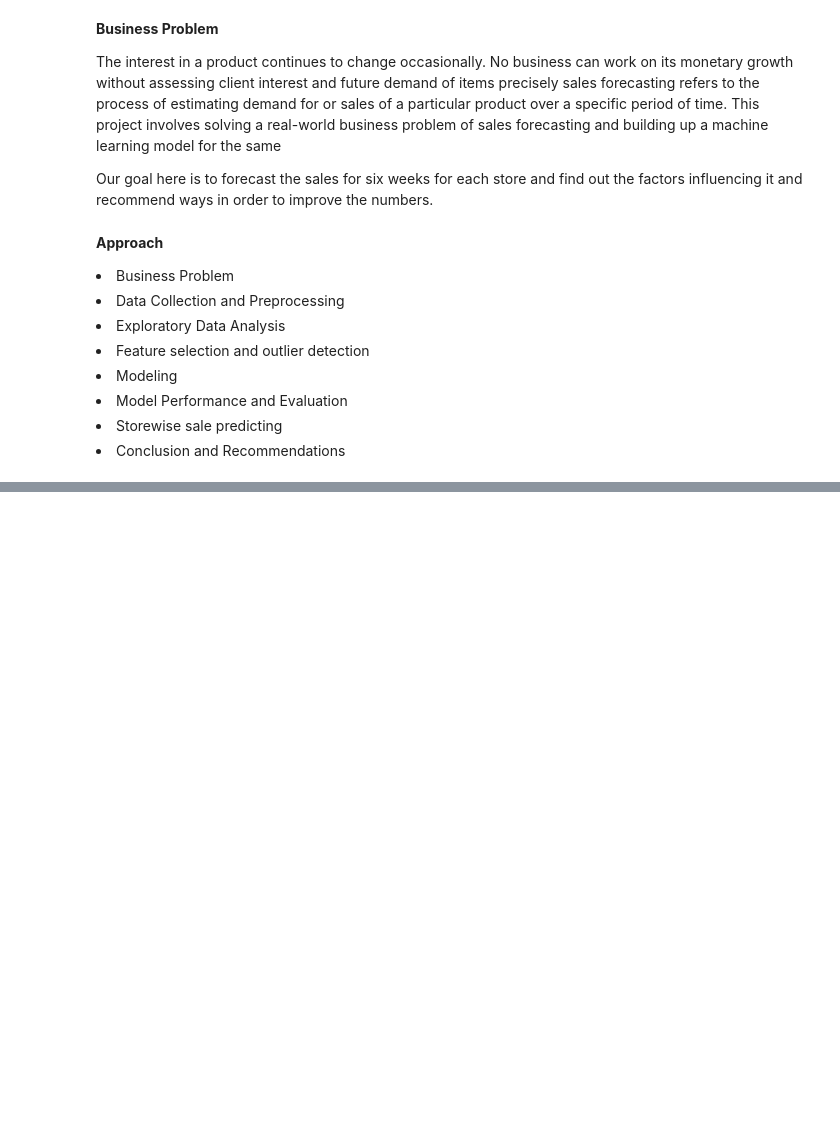
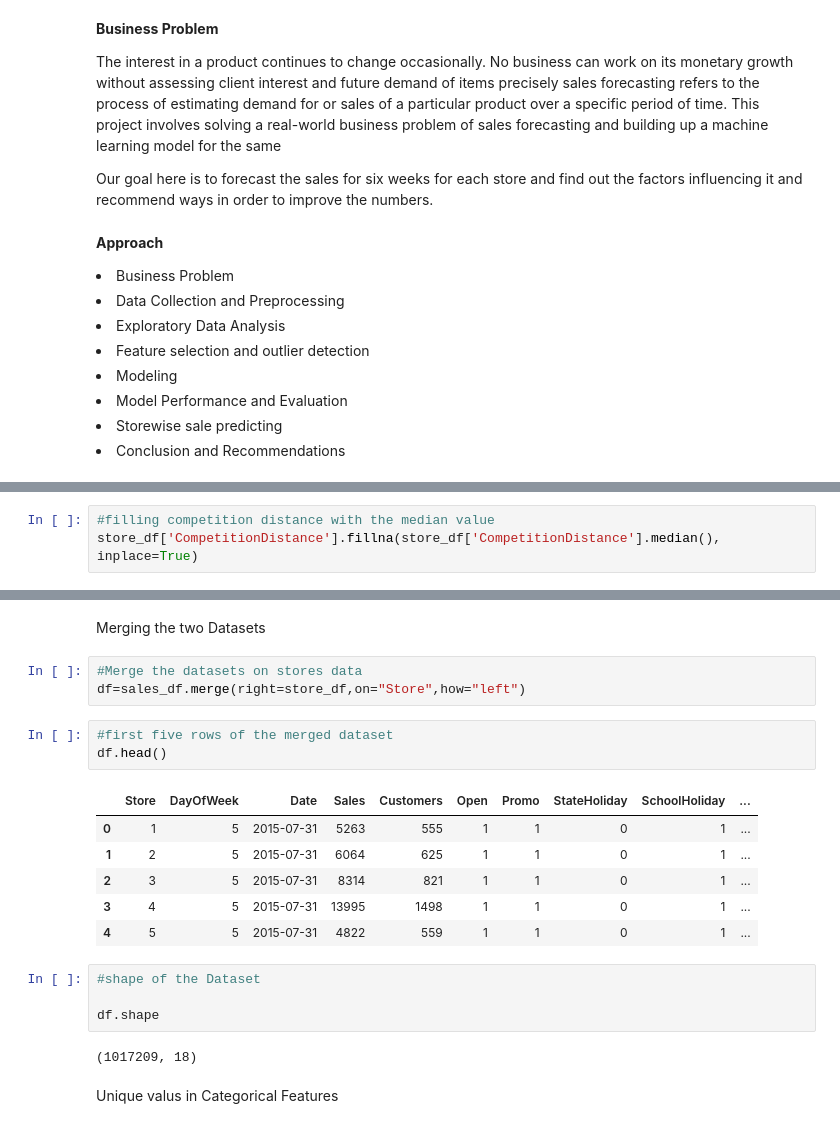
Before and after one commit to ambika1us/Retail_Sales_Prediction, a Jupyter notebook: Retail_Sales_Prediction.ipynb, the cells around one changed output, grey strips where cells are left out. Drawn from its saved outputs; the diff is of its cells as text; blank space fills up the shorter version.

```diff
--- a/Retail_Sales_Prediction.ipynb
+++ b/Retail_Sales_Prediction.ipynb
@@ -43,0 +166,3 @@
+# %%
+#filling competition distance with the median value
+store_df['CompetitionDistance'].fillna(store_df['CompetitionDistance'].median(), inplace=True)
@@ -43,0 +193,23 @@
+# %% [markdown]
+Merging the two Datasets
+# %%
+#Merge the datasets on stores data
+df=sales_df.merge(right=store_df,on="Store",how="left")
+# %%
+#first five rows of the merged dataset
+df.head()
+# %% [output]
+|  | Store | DayOfWeek | Date | Sales | Customers | Open | Promo | StateHoliday | SchoolHoliday | ... |
+| 0 | 1 | 5 | 2015-07-31 | 5263 | 555 | 1 | 1 | 0 | 1 | ... |
+| 1 | 2 | 5 | 2015-07-31 | 6064 | 625 | 1 | 1 | 0 | 1 | ... |
+| 2 | 3 | 5 | 2015-07-31 | 8314 | 821 | 1 | 1 | 0 | 1 | ... |
+| 3 | 4 | 5 | 2015-07-31 | 13995 | 1498 | 1 | 1 | 0 | 1 | ... |
+| 4 | 5 | 5 | 2015-07-31 | 4822 | 559 | 1 | 1 | 0 | 1 | ... |
+# %%
+#shape of the Dataset
+
+df.shape
+# %% [output]
+(1017209, 18)
+# %% [markdown]
+Unique valus in Categorical Features
```
Also changed, not shown: parts of 25 cells of this notebook.
